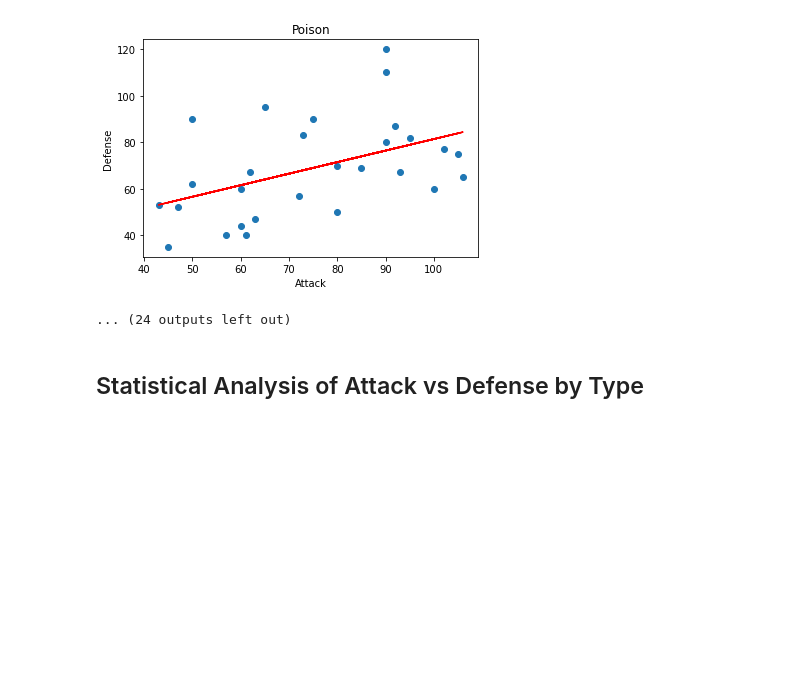
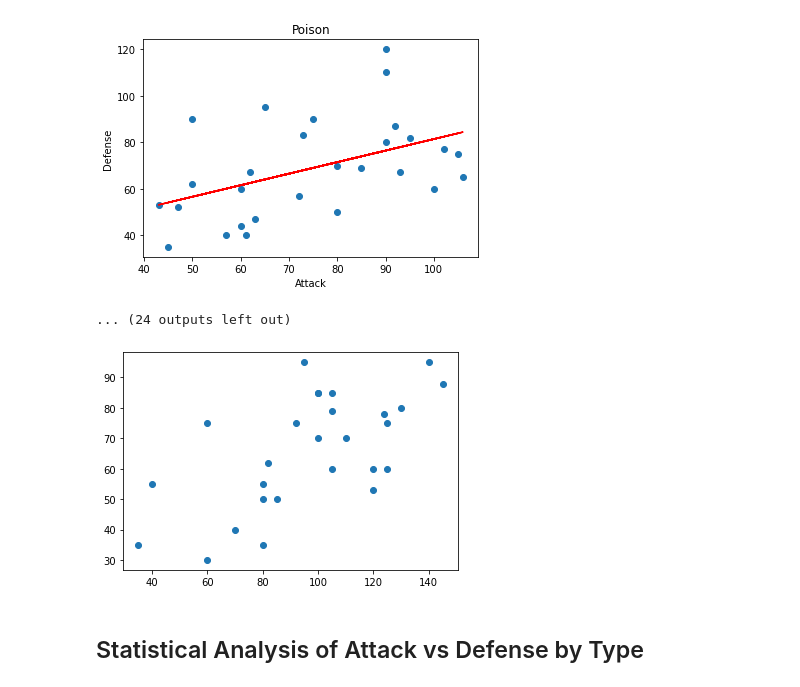
Before and after one commit to Heyitskochi/PokeAnalyzer, a Jupyter notebook: Main.ipynb, the cells around one changed output. Saved outputs shown, nothing was run; the diff lists cells and outputs as text; code cells hidden in the pictures; blank space fills up the shorter version.

```diff
--- a/Main.ipynb
+++ b/Main.ipynb
@@ -26,5 +31,13 @@ Pokemon_data
 800 rows × 11 columns
 # %% [markdown]
 ## Clean Data
+# %%
+Pokemon_data = Pokemon_data.set_index('#')
+
+#Drop Megas
 # %% [markdown]
 ## Random Pokemon Generator
+# %%
+randomnum = random.randrange(1, 800)
+random_pokemon= Pokemon_data.loc[randomnum]
+random_pokemon
@@ -76,6 +165,12 @@ The r-squared is : 0.7385103231619194
 The r-squared is : 0.4625410313806518
 [figure]
 ... (24 outputs left out)
+# %%
+poke_rd = Pokemon_data.loc[Pokemon_data['Type 1'] == random_pokemon[1]]
+plt.scatter(poke_rd['Attack'],poke_rd['Defense'])
+plt.show()
+# %% [output]
+[figure, added]
 # %% [markdown]
 ## Statistical Analysis of Attack vs Defense  by Type
 # %%
```
Also changed, not shown: parts of 8 cells of this notebook.
